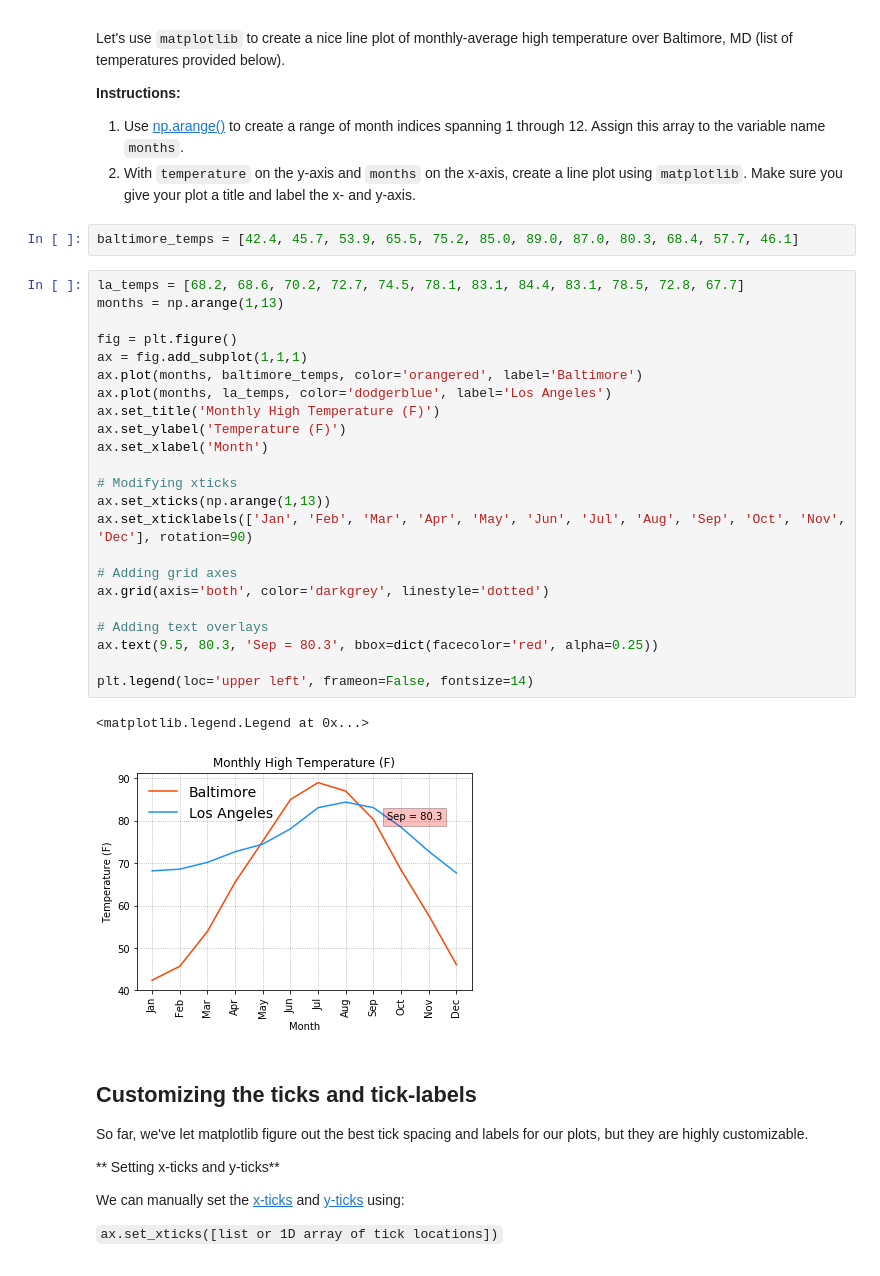
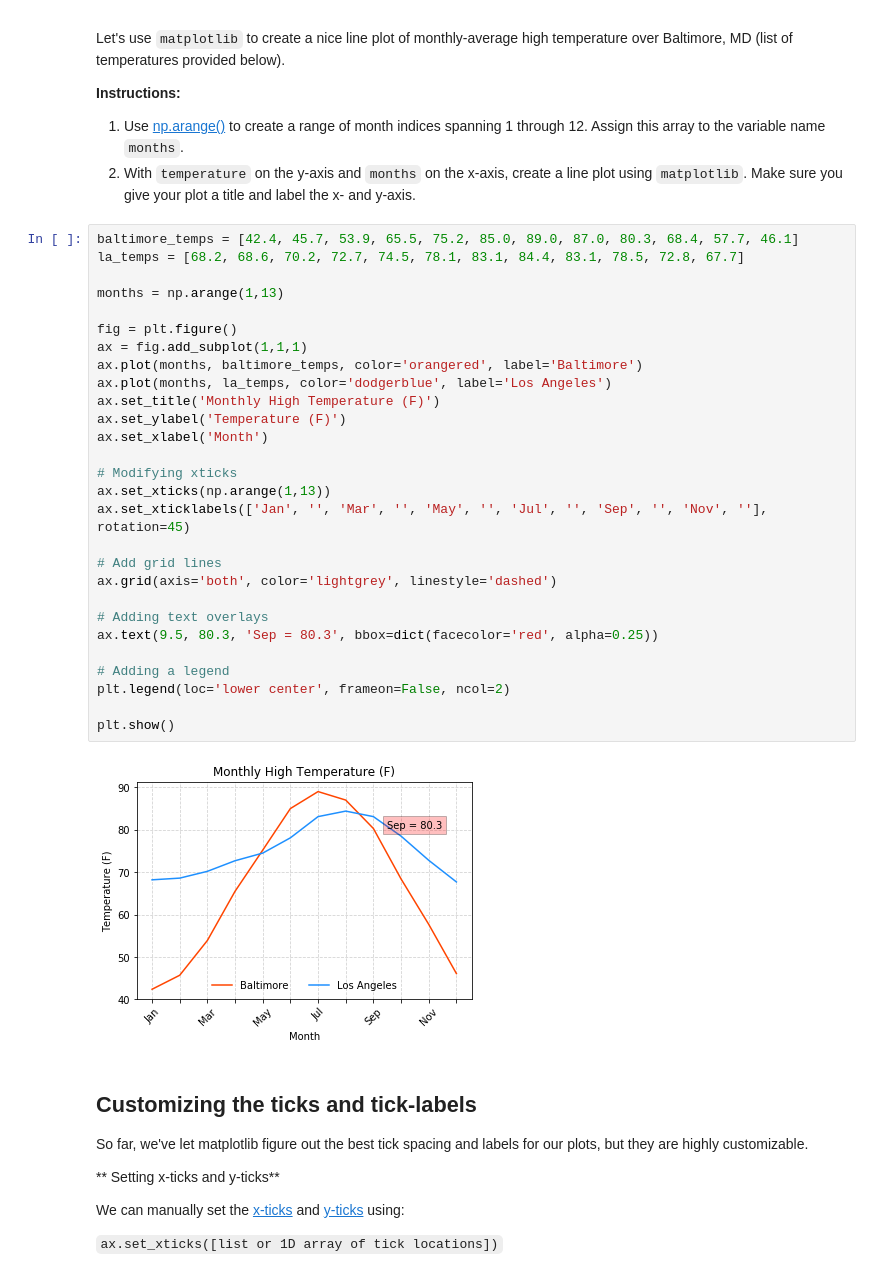
Before and after one commit to neil-berg/climate-data-analyses, a Jupyter notebook: lectures/AOS51_2019W_#3.ipynb, the cells around one changed output. Cells and saved outputs as stored; diff of their text form.

```diff
--- a/lectures/AOS51_2019W_#3.ipynb
+++ b/lectures/AOS51_2019W_#3.ipynb
@@ -60,34 +60,36 @@ Let's use `matplotlib` to create a nice line plot of monthly-average high temper
 **Instructions:**
 1. Use [np.arange()](https://docs.scipy.org/doc/numpy-1.15.0/reference/generated/numpy.arange.html) to create a range of month indices spanning 1 through 12. Assign this array to the variable name `months`.
 2. With `temperature` on the y-axis and `months` on the x-axis, create a line plot using `matplotlib`. Make sure you give your plot a title and label the x- and y-axis.
-# %%
-baltimore_temps = [42.4, 45.7, 53.9, 65.5, 75.2, 85.0, 89.0, 87.0, 80.3, 68.4, 57.7, 46.1]
 # %%
+baltimore_temps = [42.4, 45.7, 53.9, 65.5, 75.2, 85.0, 89.0, 87.0, 80.3, 68.4, 57.7, 46.1]
 la_temps = [68.2, 68.6, 70.2, 72.7, 74.5, 78.1, 83.1, 84.4, 83.1, 78.5, 72.8, 67.7]
+
 months = np.arange(1,13)
 
 fig = plt.figure()
 ax = fig.add_subplot(1,1,1)
 ax.plot(months, baltimore_temps, color='orangered', label='Baltimore')
 ax.plot(months, la_temps, color='dodgerblue', label='Los Angeles')
 ax.set_title('Monthly High Temperature (F)')
 ax.set_ylabel('Temperature (F)')
 ax.set_xlabel('Month')
 
 # Modifying xticks
 ax.set_xticks(np.arange(1,13))
-ax.set_xticklabels(['Jan', 'Feb', 'Mar', 'Apr', 'May', 'Jun', 'Jul', 'Aug', 'Sep', 'Oct', 'Nov', 'Dec'], rotation=90)
+ax.set_xticklabels(['Jan', '', 'Mar', '', 'May', '', 'Jul', '', 'Sep', '', 'Nov', ''], rotation=45)
 
-# Adding grid axes
-ax.grid(axis='both', color='darkgrey', linestyle='dotted')
+# Add grid lines
+ax.grid(axis='both', color='lightgrey', linestyle='dashed')
 
 # Adding text overlays
 ax.text(9.5, 80.3, 'Sep = 80.3', bbox=dict(facecolor='red', alpha=0.25))
 
-plt.legend(loc='upper left', frameon=False, fontsize=14)
+# Adding a legend
+plt.legend(loc='lower center', frameon=False, ncol=2)
+
+plt.show()
 # %% [output]
-<matplotlib.legend.Legend at 0x...>
-[figure, old version]
+[figure, new version]
 # %% [markdown]
 ## Customizing the ticks and tick-labels
 So far, we've let matplotlib figure out the best tick spacing and labels for our plots, but they are highly customizable.
```
Also changed, not shown: parts of 31 cells of this notebook.
